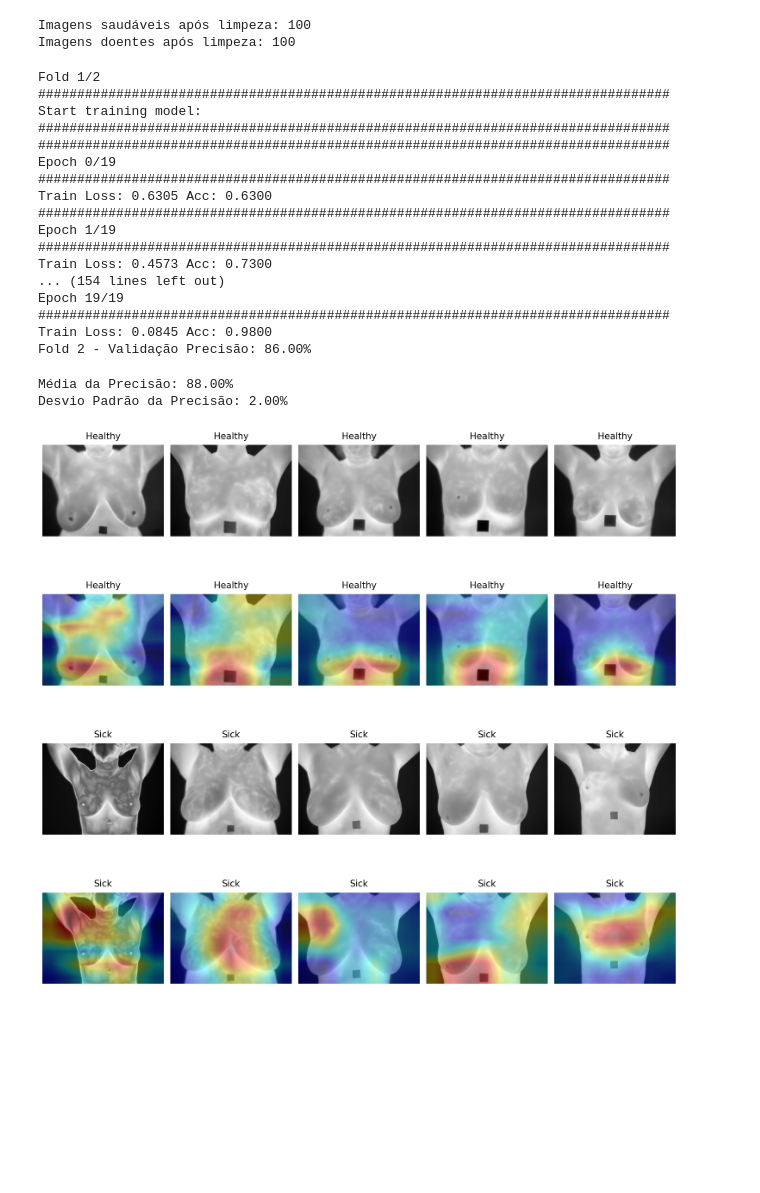
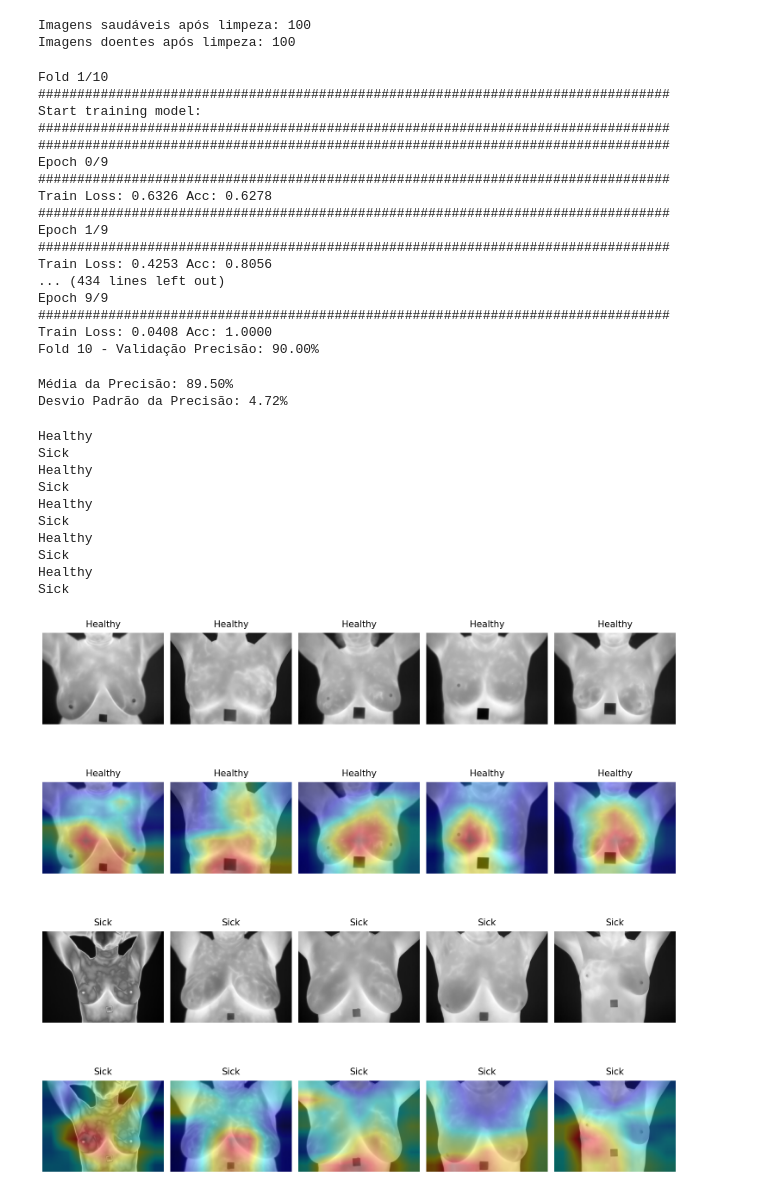
Before and after one commit to Arthur-so/breast-cancer-detection, a Jupyter notebook: breast-cancer-detection-cross-validation.ipynb, the cells around one changed output. Cells and saved outputs as stored; diff of their text form; code cells hidden in the pictures; blank space fills up the shorter version.

Commit message:
iniciando teste com imagem original, crop e filtro

```diff
--- a/breast-cancer-detection-cross-validation.ipynb
+++ b/breast-cancer-detection-cross-validation.ipynb
@@ -376,7 +424,7 @@ root_path = ROOT_PATH
 images_list = get_subfolders_dictionary(root_path)
 
 # Dividindo os dados em 10 folds
-kfold_splits = split_dataset_kfold(images_list, n_splits=2)
+kfold_splits = split_dataset_kfold(images_list, n_splits=10)
 
 # Inicializando listas para guardar métricas de desempenho
 all_accuracies = []
@@ -392,7 +440,7 @@ learning_rate  = 0.001 # hiperparâmetro que define o tamanho do passo que o oti
 momentum       = 0.8   # hiperparâmetro que ajuda a acelerar o treinamento acumulando o gradiente passado para suavizar a atualização atual.
 lr_decay_gamma = 0.5   # fator pelo qual a taxa de aprendizado é multiplicada quando o scheduler atualiza a taxa de aprendizado.
 lr_decay_step  = 5     # número de épocas após o qual a taxa de aprendizado é reduzida.
-num_epochs     = 20    # quantidade de vezes que o modelo passará por todo o conjunto de dados durante o treinamento.
+num_epochs     = 10    # quantidade de vezes que o modelo passará por todo o conjunto de dados durante o treinamento.
 
 
 # Loop de treinamento e validação para cada fold
@@ -403,7 +451,7 @@ for fold, (train_set, val_set) in enumerate(kfold_splits):
     data_loaders, dataset_sizes, class_names, device = resnet18_data_preprocessing([train_set, val_set], root_path, batch_size=8, workers=0, device='cuda:0')
 
     # Configurar o modelo, critério, otimizador e scheduler
-    model_ft = models.resnet18(pretrained=True)
+    model_ft = models.resnet50(pretrained=True)
     num_ftrs = model_ft.fc.in_features
     model_ft.fc = nn.Linear(num_ftrs, len(class_names))
     model_ft = model_ft.to(device)
@@ -423,23 +471,23 @@ for fold, (train_set, val_set) in enumerate(kfold_splits):
     # Guardar a precisão deste fold
     all_accuracies.append(val_accuracy)
 # %% [output]
-Fold 1/2
+Fold 1/10
 #################################################################################
 Start training model:
 #################################################################################
 #################################################################################
-Epoch 0/19
+Epoch 0/9
 #################################################################################
-Train Loss: 0.6305 Acc: 0.6300
+Train Loss: 0.6326 Acc: 0.6278
 #################################################################################
-Epoch 1/19
+Epoch 1/9
 #################################################################################
-Train Loss: 0.4573 Acc: 0.7300
-... (154 lines left out)
-Epoch 19/19
+Train Loss: 0.4253 Acc: 0.8056
+... (434 lines left out)
+Epoch 9/9
 #################################################################################
-Train Loss: 0.0845 Acc: 0.9800
-Fold 2 - Validação Precisão: 86.00%
+Train Loss: 0.0408 Acc: 1.0000
+Fold 10 - Validação Precisão: 90.00%
 # %%
 import numpy as np
 
@@ -450,8 +498,8 @@ std_accuracy = np.std(all_accuracies)
 print(f'Média da Precisão: {mean_accuracy * 100:.2f}%')
 print(f'Desvio Padrão da Precisão: {std_accuracy * 100:.2f}%')
 # %% [output]
-Média da Precisão: 88.00%
-Desvio Padrão da Precisão: 2.00%
+Média da Precisão: 89.50%
+Desvio Padrão da Precisão: 4.72%
 # %%
 import numpy as np
 import cv2
@@ -526,7 +574,7 @@ def generate_cam(img, model, transform, feature_layer_name='layer4', class_names
     height, width, _ = img.shape
     heatmap = cv2.applyColorMap(cv2.resize(CAMs[0], (width, height)), cv2.COLORMAP_JET)
     result = heatmap * 0.3 + img * 0.5
-
+    print(class_names[idx[0]])
     return result, class_names[idx[0]]
 
 # Exemplo de uso após o treinamento do modelo
@@ -536,37 +584,60 @@ transform = transforms.Compose([
     transforms.Normalize([0.485, 0.456, 0.406], [0.229, 0.224, 0.225])
 ])
 
 def convert_to_rgb_and_normalize_to_uint8(img):
     # Verificar se a imagem está em escala de cinza e converter para RGB se necessário
     if len(img.shape) == 2 or img.shape[2] == 1:
         img = cv2.cvtColor(img, cv2.COLOR_GRAY2RGB)
     # Converter a imagem para o formato uint8, se necessário
     if img.dtype != np.uint8:
         img = (255 * (img / np.max(img))).astype(np.uint8)
     return img
 
 for i in range(len(imgs_healthy)):
     imgs_healthy[i] = convert_to_rgb_and_normalize_to_uint8(imgs_healthy[i])
 
 for i in range(len(imgs_sick)):
     imgs_sick[i] = convert_to_rgb_and_normalize_to_uint8(imgs_sick[i])
 
+cams_healthy = []
+cams_sick = []
+labels_cam_healthy = []
+labels_cam_sick = []
 
-cams_healthy = [generate_cam(x, model_ft, transform)[0] for x in healthy_list[:n_imgs]]
-cams_sick = [generate_cam(x, model_ft, transform)[0] for x in sick_list[:n_imgs]]
+for img_id in range(n_imgs):
+    img_cam, label_cam = generate_cam(imgs_healthy[img_id], model_ft, transform)
+    cams_healthy.append(img_cam)
+    labels_cam_healthy.append(label_cam)
+    img_cam, label_cam = generate_cam(imgs_sick[img_id], model_ft, transform)
+    cams_sick.append(img_cam)
+    labels_cam_sick.append(label_cam)
+
+# cams_healthy = [generate_cam(x, model_ft, transform)[0] for x in healthy_list[:n_imgs]]
+# cams_sick = [generate_cam(x, model_ft, transform)[0] for x in sick_list[:n_imgs]]
 
 for i in range(len(cams_healthy)):
     cams_healthy[i] = convert_to_rgb_and_normalize_to_uint8(cams_healthy[i])
 
 for i in range(len(cams_sick)):
     cams_sick[i] = convert_to_rgb_and_normalize_to_uint8(cams_sick[i])
 
+
 imgs_combined = [imgs_healthy, cams_healthy, imgs_sick, cams_sick]
-labels_combined = [labels_healthy, labels_healthy, labels_sick, labels_sick]
+labels_combined = [labels_healthy, labels_cam_healthy, labels_sick, labels_cam_sick]
 
 show_multiple_imgs_plt(imgs_combined, labels_combined, fig_size=(15, 15), show_axis=False)
 # %% [output]
+Healthy
+Sick
+Healthy
+Sick
+Healthy
+Sick
+Healthy
+Sick
+Healthy
+Sick
-[figure, old version]
+[figure, new version]
 # %%
 # 6- RESPONDER À PERGUNTA: "VOCÊ ACREDITA QUE SERÁ POSSÍVEL ENTREGAR TUDO QUE PROMETEU NO DOCUMENTO DA PROPOSTA?"
 # Sim
```
Also changed, not shown: parts of 2 cells of this notebook, 4 other files.
